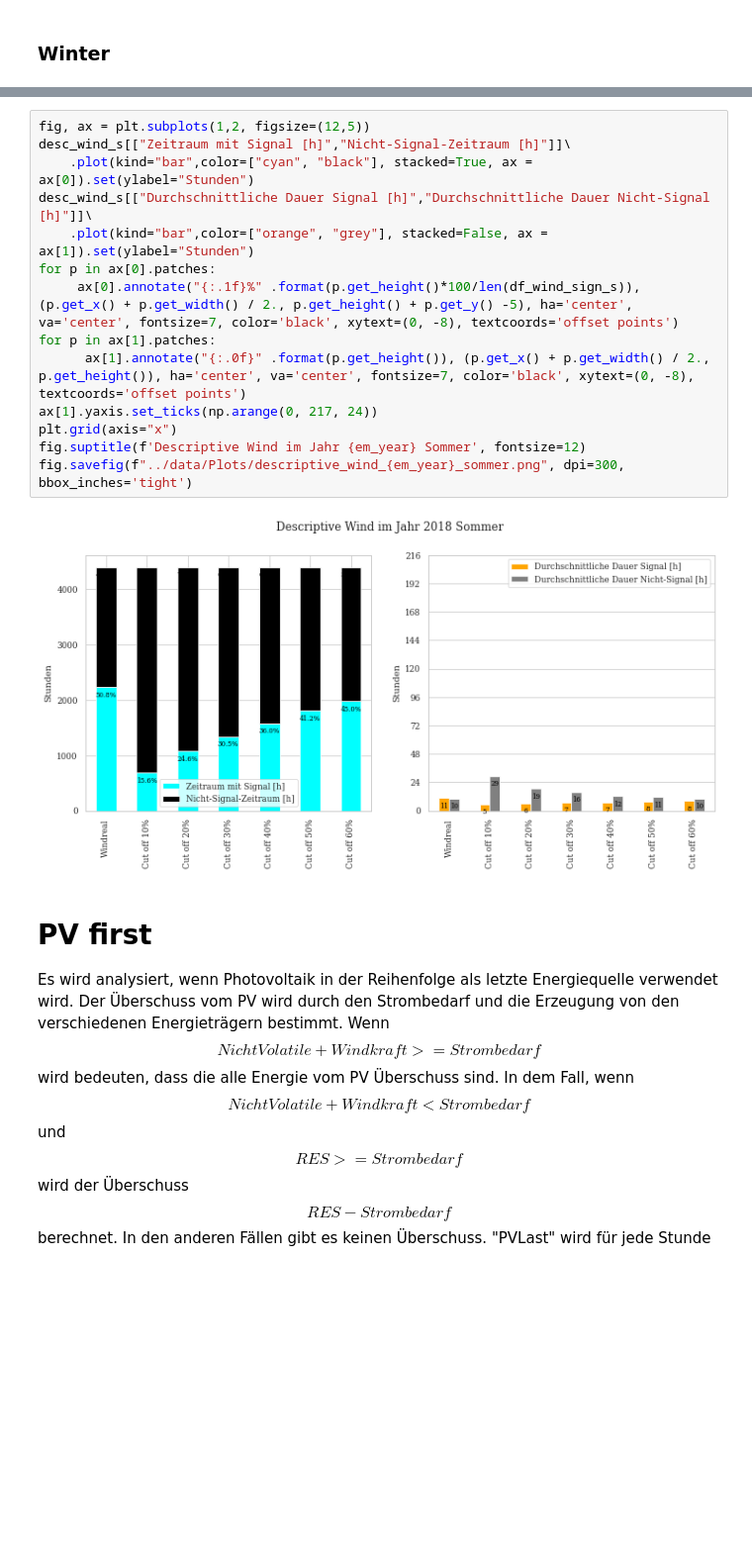
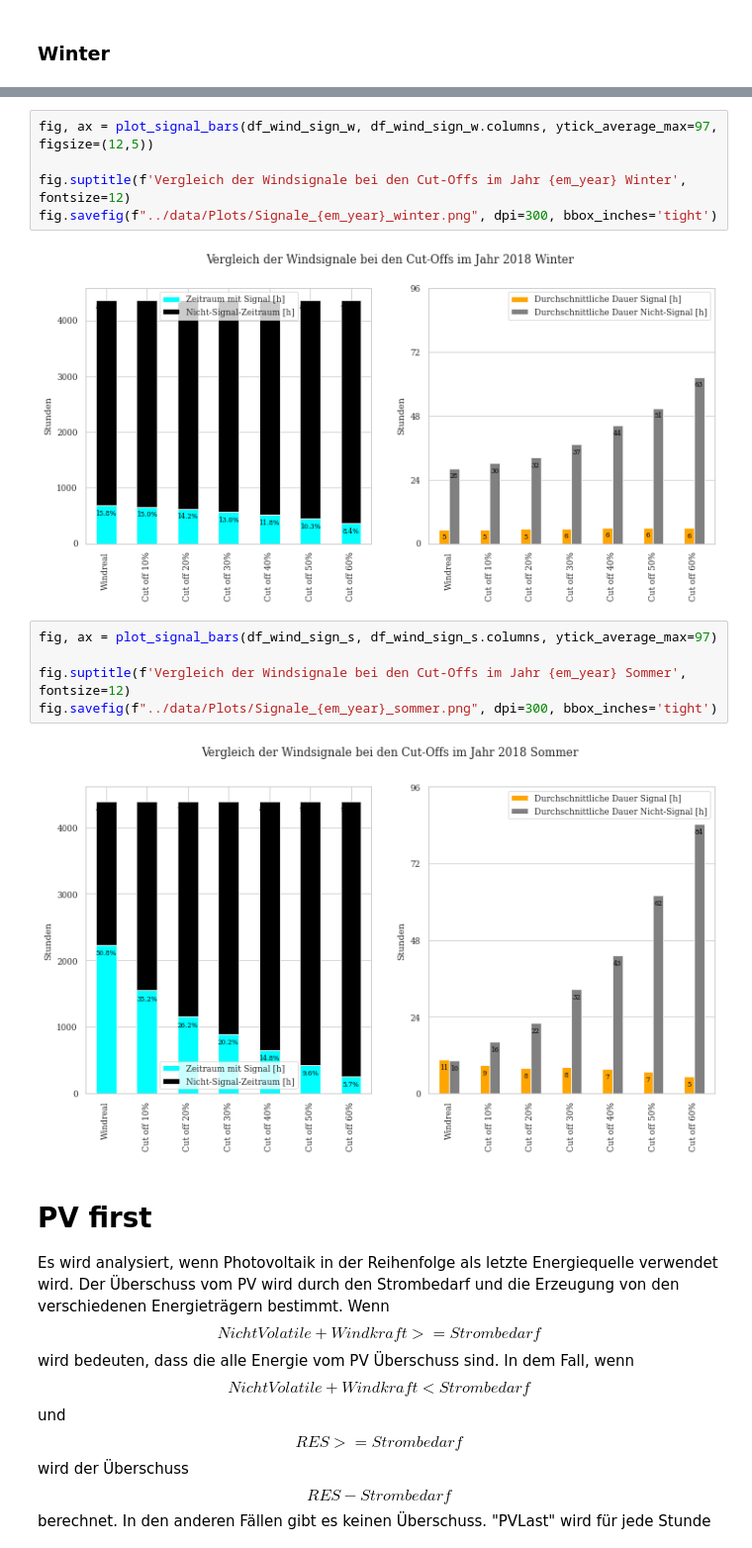
Before and after one commit to simonschaluppe/FLUCCOplus, a Jupyter notebook: notebooks/4.3.1_Szenarien_stuendlich.ipynb, the cells around one changed output, grey strips where cells are left out. Shown at 99% size. Saved outputs shown, nothing was run; the diff lists cells and outputs as text; blank space fills up the shorter version.

```diff
--- a/notebooks/4.3.1_Szenarien_stuendlich.ipynb
+++ b/notebooks/4.3.1_Szenarien_stuendlich.ipynb
@@ -583,19 +467,17 @@ desc_wind_s["Durchschnittliche Dauer Nicht-Signal [h]"] = desc_wind_s["Nicht-Sig
-# %%
-fig, ax = plt.subplots(1,2, figsize=(12,5))
-desc_wind_s[["Zeitraum mit Signal [h]","Nicht-Signal-Zeitraum [h]"]]\
-    .plot(kind="bar",color=["cyan", "black"], stacked=True, ax = ax[0]).set(ylabel="Stunden")
-desc_wind_s[["Durchschnittliche Dauer Signal [h]","Durchschnittliche Dauer Nicht-Signal [h]"]]\
-    .plot(kind="bar",color=["orange", "grey"], stacked=False, ax = ax[1]).set(ylabel="Stunden")
-for p in ax[0].patches:
-     ax[0].annotate("{:.1f}%" .format(p.get_height()*100/len(df_wind_sign_s)), (p.get_x() + p.get_width() / 2., p.get_height() + p.get_y() -5), ha='center', va='center', fontsize=7, color='black', xytext=(0, -8), textcoords='offset points')
-for p in ax[1].patches:
-      ax[1].annotate("{:.0f}" .format(p.get_height()), (p.get_x() + p.get_width() / 2., p.get_height()), ha='center', va='center', fontsize=7, color='black', xytext=(0, -8), textcoords='offset points')
-ax[1].yaxis.set_ticks(np.arange(0, 217, 24))
-plt.grid(axis="x")
-fig.suptitle(f'Descriptive Wind im Jahr {em_year} Sommer', fontsize=12)
-fig.savefig(f"../data/Plots/descriptive_wind_{em_year}_sommer.png", dpi=300, bbox_inches='tight')
-# %% [output]
-[figure, removed]
+# %%
+fig, ax = plot_signal_bars(df_wind_sign_w, df_wind_sign_w.columns, ytick_average_max=97, figsize=(12,5))
+
+fig.suptitle(f'Vergleich der Windsignale bei den Cut-Offs im Jahr {em_year} Winter', fontsize=12)
+fig.savefig(f"../data/Plots/Signale_{em_year}_winter.png", dpi=300, bbox_inches='tight')
+# %% [output]
+[figure, added]
+# %%
+fig, ax = plot_signal_bars(df_wind_sign_s, df_wind_sign_s.columns, ytick_average_max=97)
+
+fig.suptitle(f'Vergleich der Windsignale bei den Cut-Offs im Jahr {em_year} Sommer', fontsize=12)
+fig.savefig(f"../data/Plots/Signale_{em_year}_sommer.png", dpi=300, bbox_inches='tight')
+# %% [output]
+[figure, added]
 # %% [markdown]
 # PV first
 Es wird analysiert, wenn Photovoltaik in der Reihenfolge als letzte Energiequelle verwendet wird.
```
Also changed, not shown: parts of 23 cells of this notebook, 5 other files.
